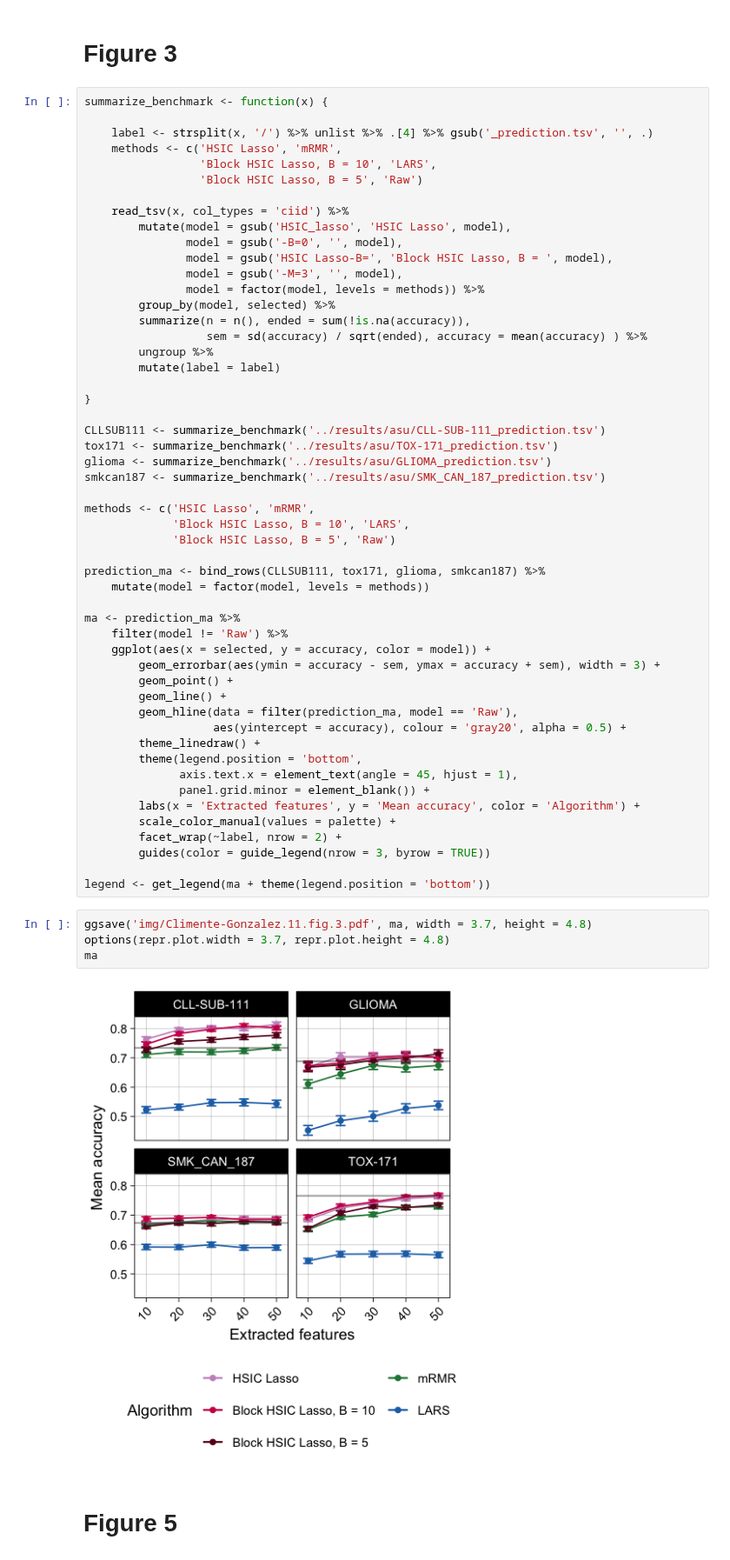
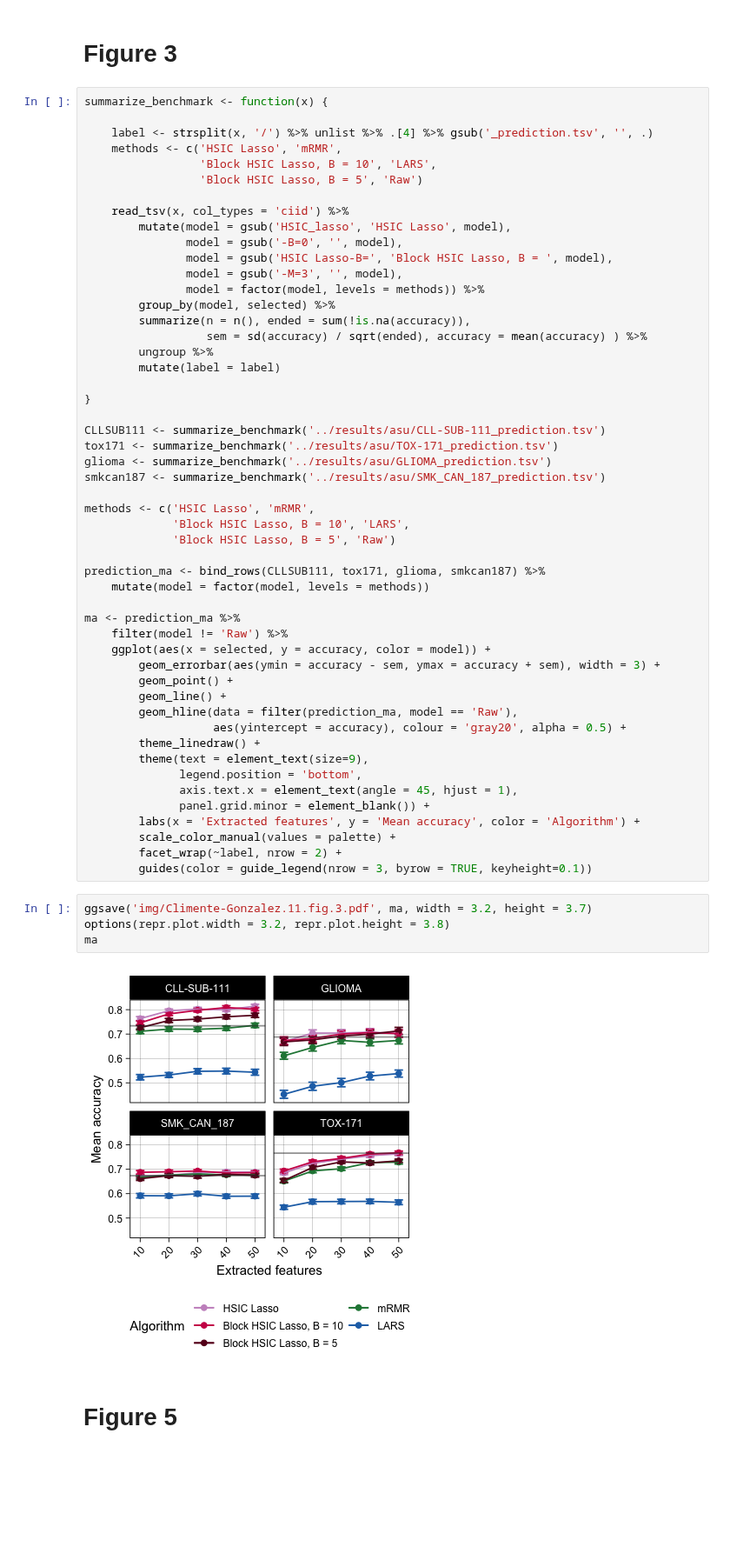
Before and after one commit to hclimente/nori, a Jupyter notebook: doc/figures.ipynb, the cells around one changed output. Shown at 87% size. Saved outputs shown, nothing was run; the diff lists cells and outputs as text; blank space fills up the shorter version.

```diff
--- a/doc/figures.ipynb
+++ b/doc/figures.ipynb
@@ -260,21 +261,20 @@ ma <- prediction_ma %>%
         geom_hline(data = filter(prediction_ma, model == 'Raw'),
                    aes(yintercept = accuracy), colour = 'gray20', alpha = 0.5) +
         theme_linedraw() +
-        theme(legend.position = 'bottom',
+        theme(text = element_text(size=9),
+              legend.position = 'bottom',
               axis.text.x = element_text(angle = 45, hjust = 1),
               panel.grid.minor = element_blank()) +
         labs(x = 'Extracted features', y = 'Mean accuracy', color = 'Algorithm') +
         scale_color_manual(values = palette) +
         facet_wrap(~label, nrow = 2) +
-        guides(color = guide_legend(nrow = 3, byrow = TRUE))
-
-legend <- get_legend(ma + theme(legend.position = 'bottom'))
+        guides(color = guide_legend(nrow = 3, byrow = TRUE, keyheight=0.1))
 # %%
-ggsave('img/Climente-Gonzalez.11.fig.3.pdf', ma, width = 3.7, height = 4.8)
-options(repr.plot.width = 3.7, repr.plot.height = 4.8)
+ggsave('img/Climente-Gonzalez.11.fig.3.pdf', ma, width = 3.2, height = 3.7)
+options(repr.plot.width = 3.2, repr.plot.height = 3.8)
 ma
 # %% [output]
-[figure, old version]
+[figure, new version]
 # %% [markdown]
 # Figure 5
 # %%
```
Also changed, not shown: parts of 9 cells of this notebook, 26 other files.
